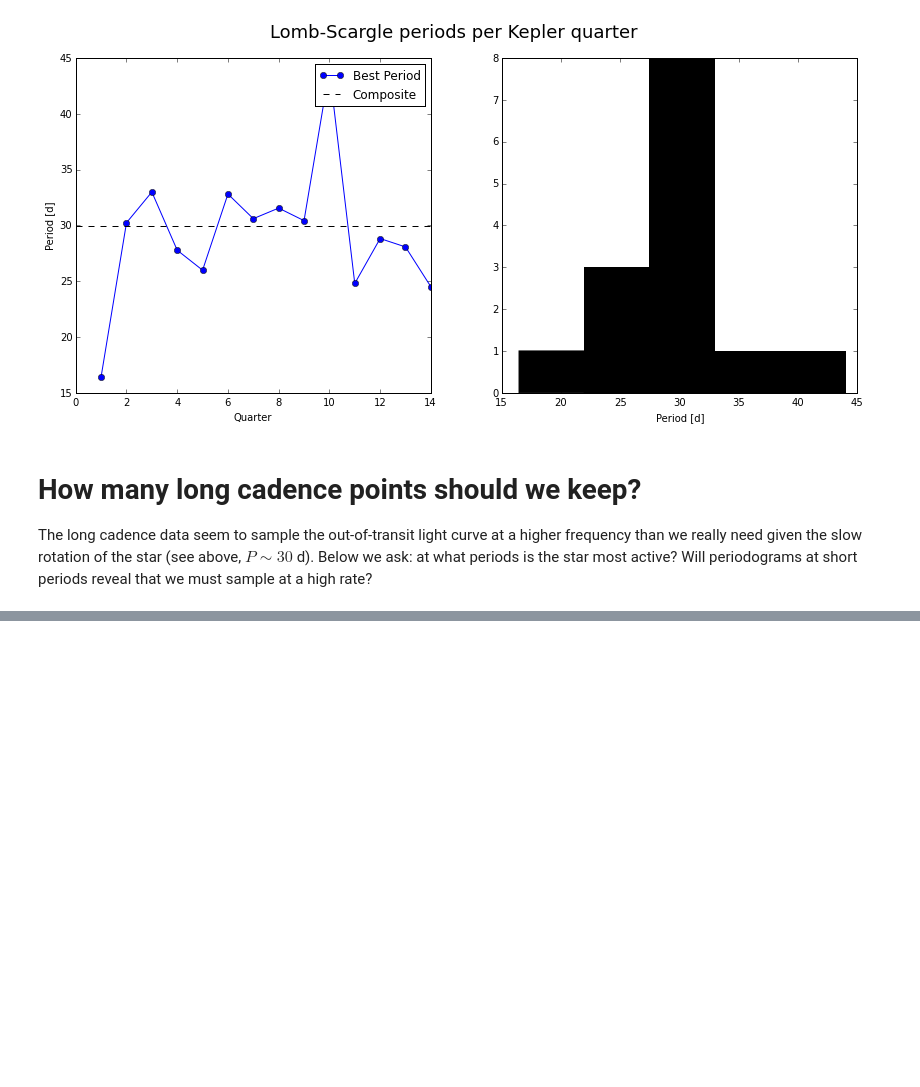
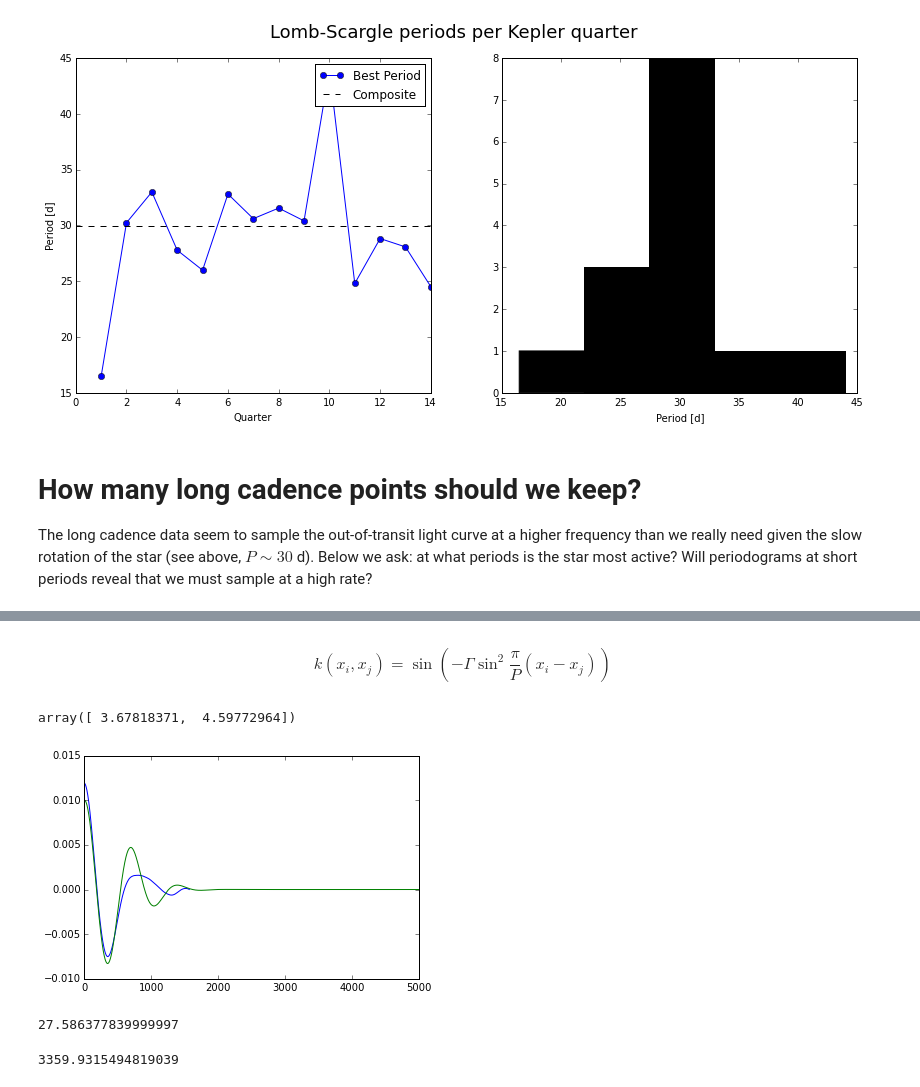
Before and after one commit to bmorris3/hat-11, a Jupyter notebook: data/periodogram.ipynb, the cells around one changed output, grey strips where cells are left out. Cells and saved outputs as stored; diff of their text form; code cells hidden in the pictures; blank space fills up the shorter version.

```diff
--- a/data/periodogram.ipynb
+++ b/data/periodogram.ipynb
@@ -185,0 +196,27 @@ plt.show()
+# %% [markdown]
+$$k(x_i,x_j)=\sin(−\Gamma \sin^2{\frac{\pi}{P} ({x_i−x_j})} )$$
+# %%
+def autocorr(x):
+    result = np.correlate(x, x, mode='full')
+    return result[result.size/2:]
+
+def lin(x):
+    return np.linspace(0, len(x), 5000)
+
+def expsin2(x, gamma, P):
+    return np.sin(-gamma*np.sin(np.pi*lin(x)/P)**2)
+
+def expsqcos(x, tau, P):
+    return np.exp(-0.5*(lin(x)/tau)**2) * np.cos(2*np.pi*lin(x)/P)
+
+plt.plot(autocorr(q1.fluxes - 1))
+plt.plot(0.01*expsqcos(q1.fluxes, 180, 225));
+
+np.array([180, 225])*np.median(np.diff(q1.times.jd))
+# %% [output]
+array([ 3.67818371,  4.59772964])
+[figure, added]
+# %%
+4.59772964*6
+# %% [output]
+27.586377839999997
@@ -185,0 +265,4 @@ plt.show()
+# %%
+lnlike(theta, lc.times.jd, lc.fluxes, lc.errors)
+# %% [output]
+3359.9315494819039
```
Also changed, not shown: parts of 17 cells of this notebook, 18 other files.
